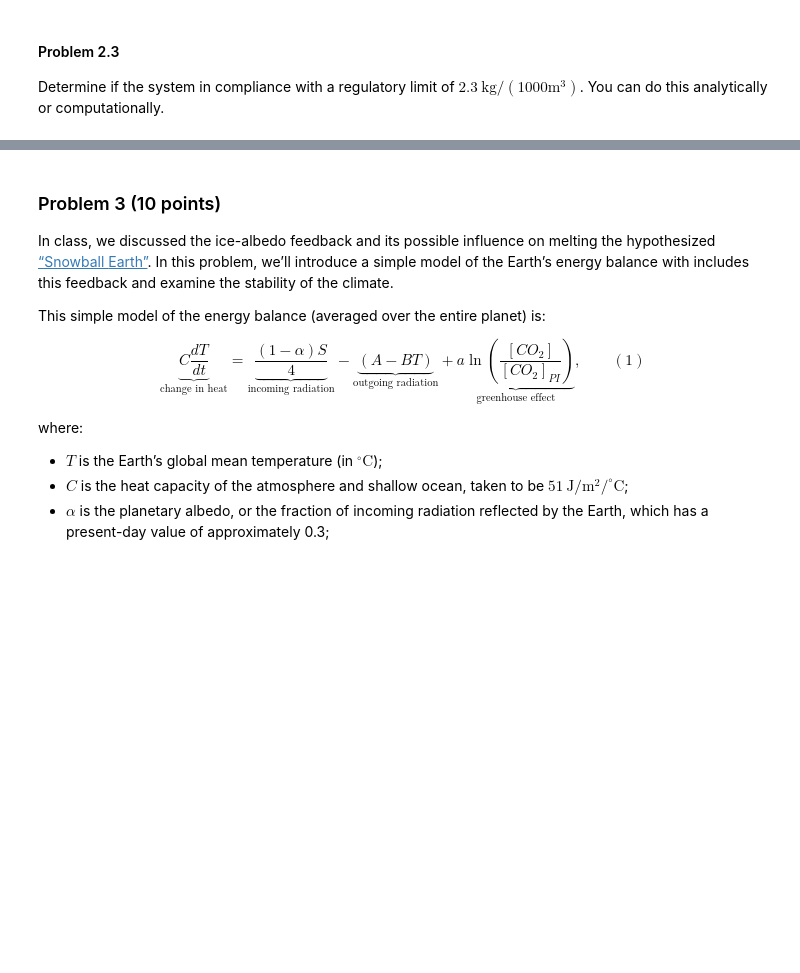
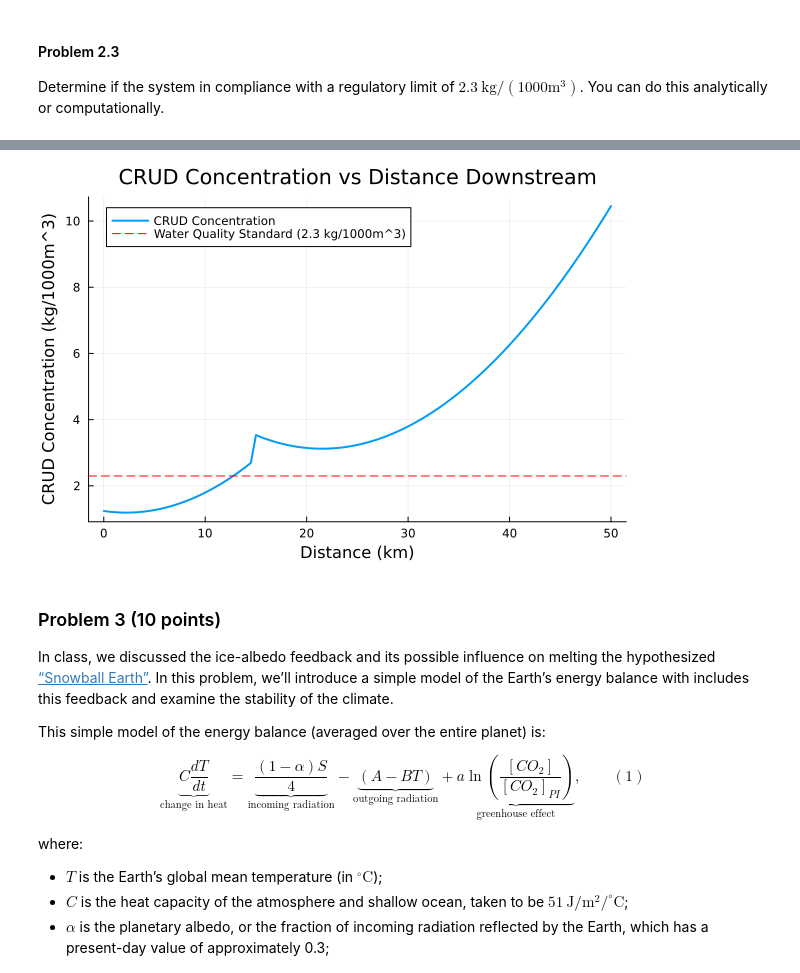
Before and after one commit to BEE4750-FA25/hw2-etw, a Jupyter notebook: hw02.ipynb, the cells around one changed output, grey strips where cells are left out. Cells and saved outputs as stored; diff of their text form; code cells hidden in the pictures; blank space fills up the shorter version.

```diff
--- a/hw02.ipynb
+++ b/hw02.ipynb
@@ -209,3 +236,25 @@ $$ 85 \frac{kg}{km} \times \frac{d}{350000 m^3} \times 15 \frac{km}{d} = 0.00364
+# %%
+distance = [0:0.5:50;]
+conc = [];
+S1 = 1/29; # conversion factor to kg/1000m^3 for system 1
+S2 = 1/35; # conversion factor to kg/1000m^3 for system 2
+
+for x in distance
+    if x < 15
+        C1 = 36*exp(-0.36*x/10) + 0.27*x^2
+        C1 = C1*S1
+        push!(conc, C1)
+    else
+        C2 = 123.7*exp(-0.036*(x-15)) + 0.27*(x-15)^2
+        C2 = C2*S2
+        push!(conc, C2)
+    end
+end
+
+plot(distance, conc, xlabel = "Distance (km)", ylabel = "CRUD Concentration (kg/1000m^3)", title = "CRUD Concentration vs Distance Downstream", legend = true, label = "CRUD Concentration", lw = 2)
+hline!([2.3], linestyle = :dash, color = :red, label = "Water Quality Standard (2.3 kg/1000m^3)")
+# %% [output]
+[figure, added]
 # %% [markdown]
 ### Problem 3 (10 points)
 
```
Also changed, not shown: parts of 9 cells of this notebook, 1 other file.
